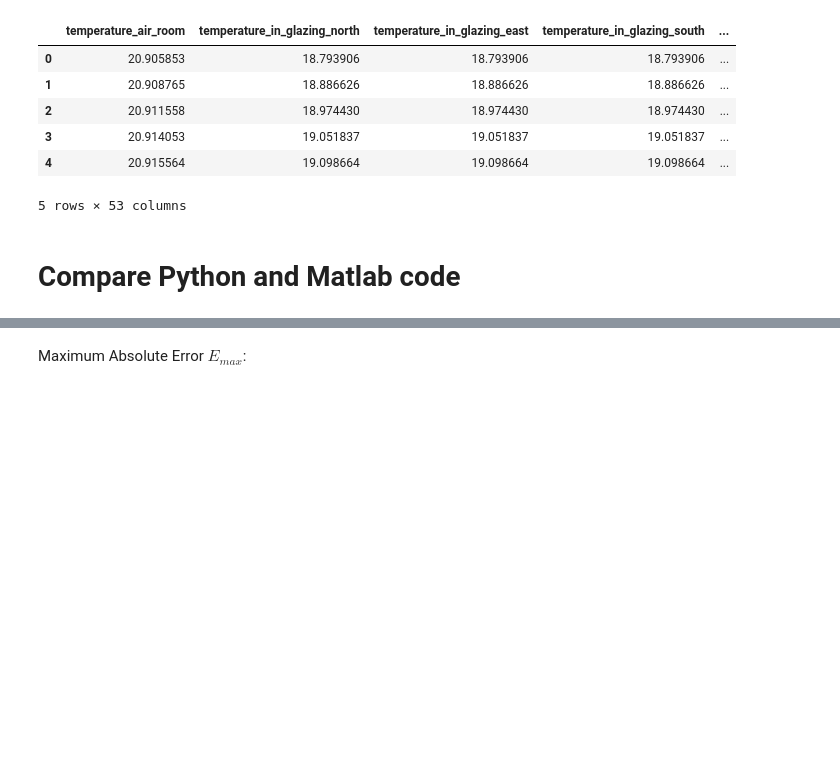
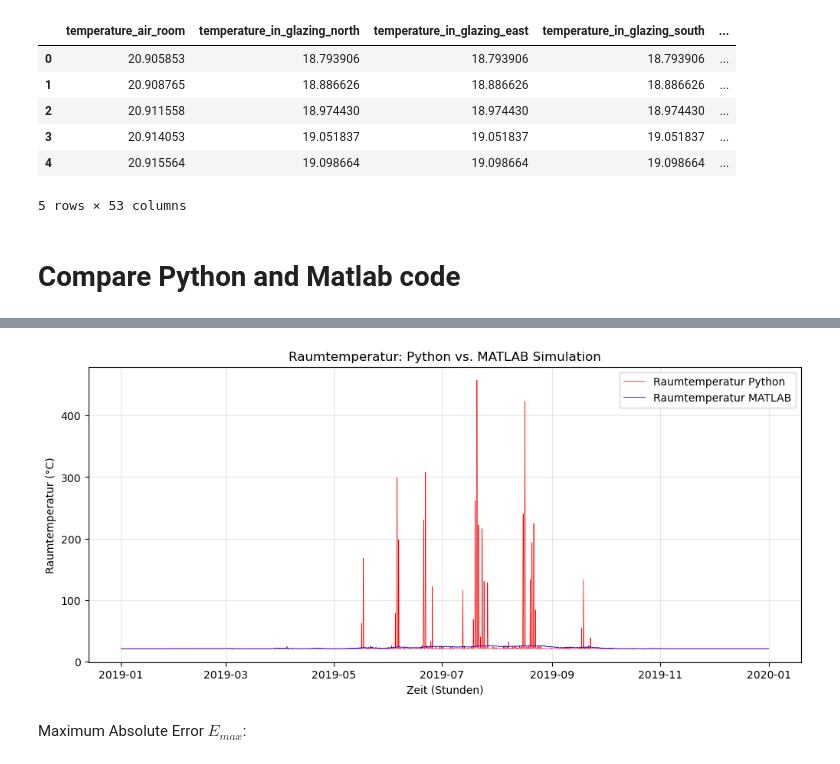
Before and after one commit to glDemonti/rc-model-building-simulation, a Jupyter notebook: notebooks/validation_rc_model.ipynb, the cells around one changed output, grey strips where cells are left out. Cells and saved outputs as stored; diff of their text form; code cells hidden in the pictures; blank space fills up the shorter version.

```diff
--- a/notebooks/validation_rc_model.ipynb
+++ b/notebooks/validation_rc_model.ipynb
@@ -119,4 +119,21 @@ df_diff.head()
 5 rows × 53 columns
+# %%
+x = df_res_py.index
+y1 = df_res_py["temperature_air_room"]
+y2 = df_res_mat["temperature_air_room"]
+
+
+fig, ax = plt.subplots(figsize=(12, 5))
+ax.plot(x, y1, label='Raumtemperatur Python', color='red', linewidth=0.5)
+ax.plot(x, y2, label='Raumtemperatur MATLAB', color='blue', linewidth=0.5)
+ax.set_title('Raumtemperatur: Python vs. MATLAB Simulation')
+ax.set_xlabel('Zeit (Stunden)')
+ax.set_ylabel('Raumtemperatur (°C)')
+ax.legend()
+ax.grid(True, alpha=0.3)
+plt.show()
+# %% [output]
+[figure, added]
 # %% [markdown]
 Maximum Absolute Error $E_{max}$:
 # %%
```
Also changed, not shown: parts of 5 cells of this notebook, 3 other files.
